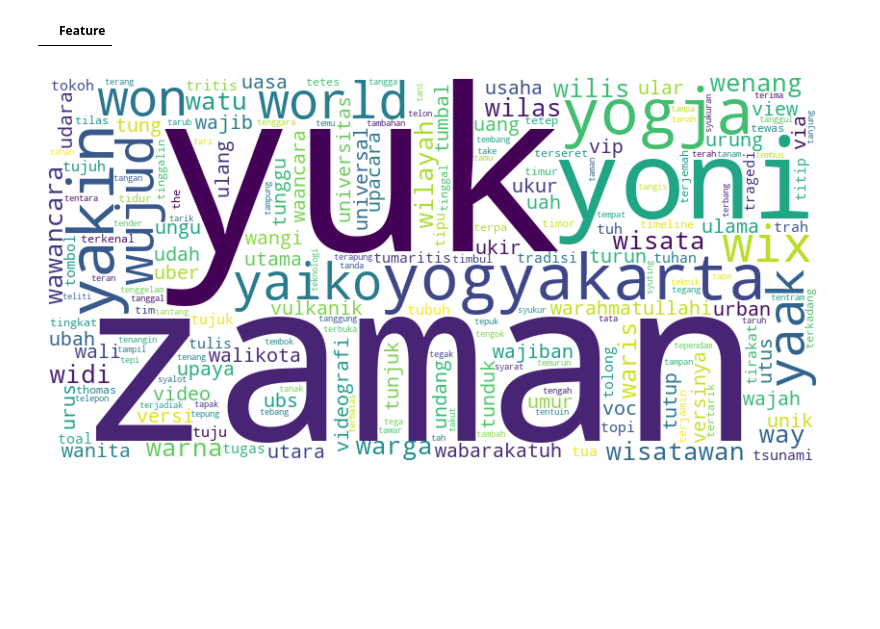
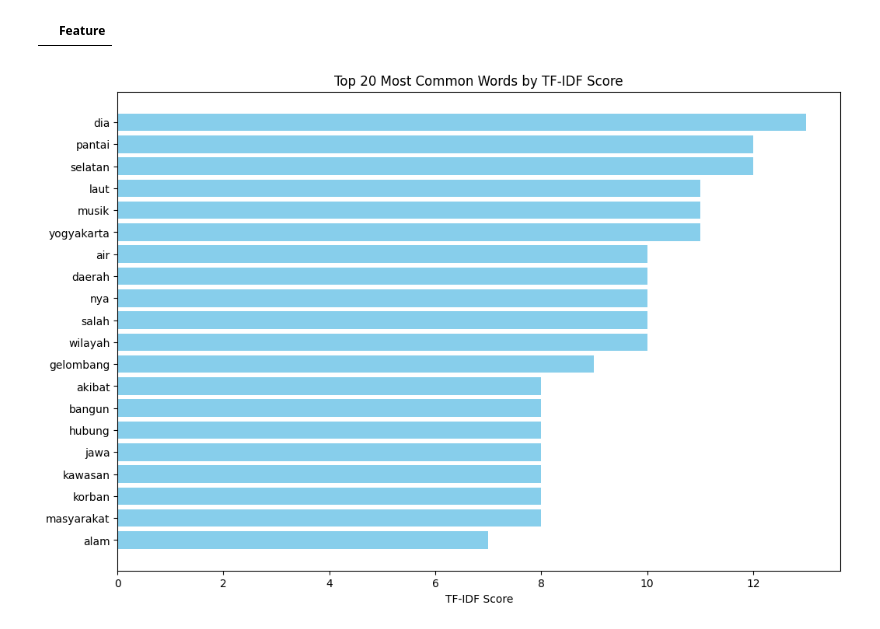
Before and after one commit to fear-rush/tf-idf-analyze, a Jupyter notebook: tf-idf.ipynb, the cells around one changed output. Saved outputs shown, nothing was run; the diff lists cells and outputs as text; code cells hidden in the pictures; blank space fills up the shorter version.

Commit message:
feat: add tf-idf visualization

```diff
--- a/tf-idf.ipynb
+++ b/tf-idf.ipynb
@@ -87,19 +123,28 @@ KeyboardInterrupt:
-# %%
-# words_with_zaman = [word for word in vectorizer.vocabulary_ if ' ' in word]
-# print(words_with_zaman)
-feature_names = vectorizer.get_feature_names_out()
-pd.set_option('display.max_rows', None)
-short_feature = [text for text in feature_names if len(text) == 2]
-df = pd.DataFrame(short_feature, columns=["Feature"])
-df
-# %% [output]
-|  | Feature |
-# %%
-wordcloud = WordCloud(width=800, height=400, background_color='white').generate_from_frequencies(vectorizer.vocabulary_)
-
-plt.figure(figsize=(10, 5))
-plt.imshow(wordcloud, interpolation='bilinear')
-plt.axis('off')
-plt.show()
-# %% [output]
-[figure, removed]
+# %%
+feature_names = vectorizer.get_feature_names_out()
+# check for vocabulary with length of 2
+short_feature = [text for text in feature_names if len(text) == 2]
+df = pd.DataFrame(short_feature, columns=["Feature"])
+df
+
+# print(vectorizer.get_feature_names_out()[0:20])
+# print(len(vectorizer.get_feature_names_out()))
+# tfidf_scores = np.asarray(bow.sum(axis=0)).flatten()
+# np.set_printoptions(threshold=np.inf)
+# print(tfidf_scores)
+# %% [output]
+|  | Feature |
+# %%
+tfidf_scores = np.asarray(bow.sum(axis=0)).flatten()
+tfidf_dict = dict(zip(vectorizer.get_feature_names_out(), tfidf_scores))
+sorted_tfidf = sorted(tfidf_dict.items(), key=lambda x: x[1], reverse=True)[:20]
+words, scores = zip(*sorted_tfidf)
+
+plt.figure(figsize=(12, 8))
+plt.barh(words, scores, color='skyblue')
+plt.xlabel('TF-IDF Score')
+plt.title('Top 20 Most Common Words by TF-IDF Score')
+plt.gca().invert_yaxis()
+plt.show()
+# %% [output]
+[figure, added]
```
Also changed, not shown: parts of 4 cells of this notebook, 1 other file.
